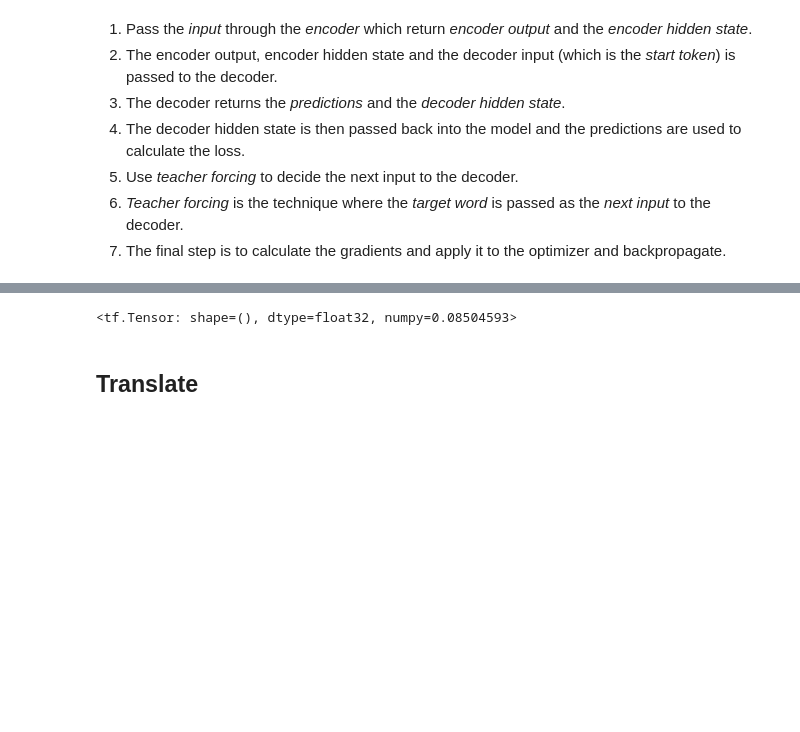
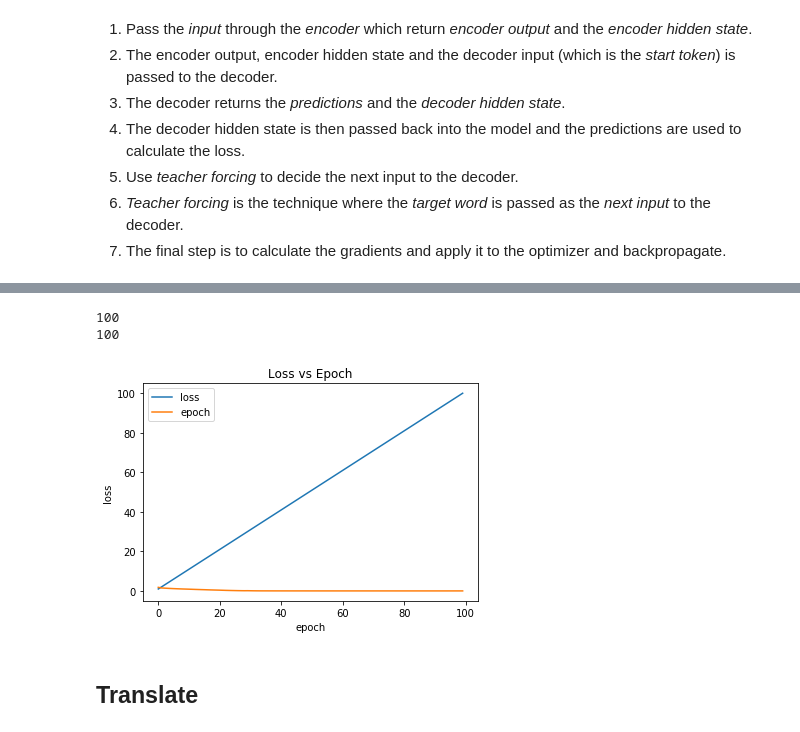
Before and after one commit to rahiakela/natural-language-processing-case-studies, a Jupyter notebook: neural_machine_translation_with_attention_for_english_hindi.ipynb, the cells around one changed output, grey strips where cells are left out. Drawn from its saved outputs; the diff is of its cells as text; code cells hidden in the pictures; blank space fills up the shorter version.

```diff
--- a/neural_machine_translation_with_attention_for_english_hindi.ipynb
+++ b/neural_machine_translation_with_attention_for_english_hindi.ipynb
@@ -512,7 +546,20 @@ Time taken for 1 epoch 46.12045764923096 sec
-# %%
-total_loss / steps_per_epoch
-# %% [output]
-<tf.Tensor: shape=(), dtype=float32, numpy=0.08504593>
+# %%
+print(len(epoch_list))
+print(len(loss_list))
+# %% [output]
+100
+100
+# %%
+# summarize loss
+plt.plot(epoch_list)
+plt.plot(loss_list)
+plt.title('Loss vs Epoch')
+plt.ylabel('loss')
+plt.xlabel('epoch')
+plt.legend(['loss', 'epoch'], loc='upper left')
+plt.show()
+# %% [output]
+[figure, added]
 # %% [markdown]
 ## Translate
 # %% [markdown]
```
Also changed, not shown: parts of 29 cells of this notebook.
